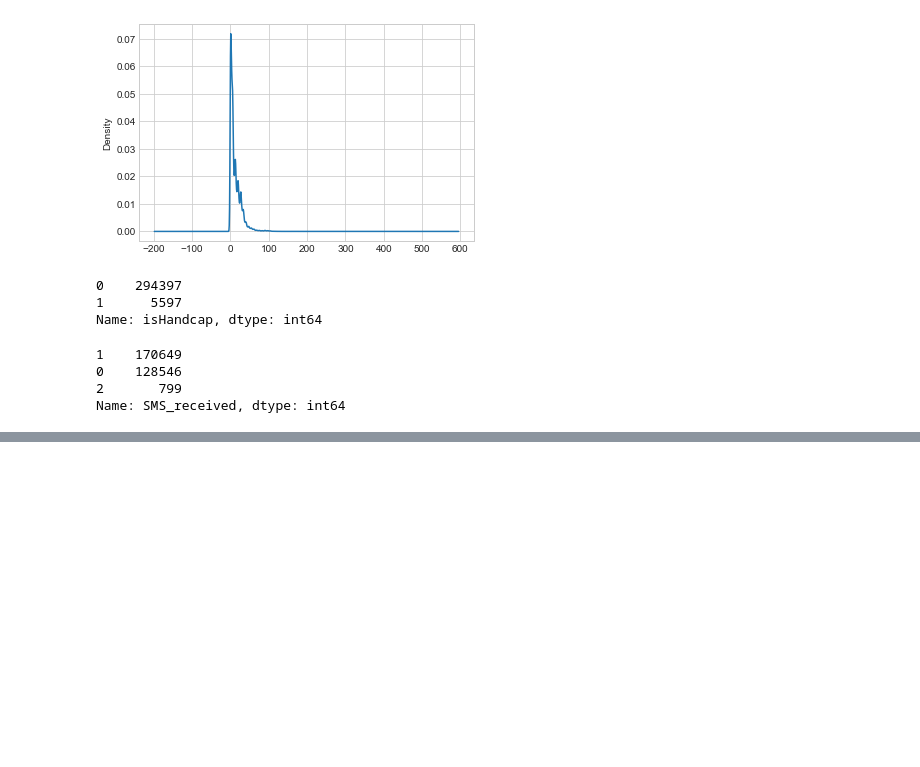
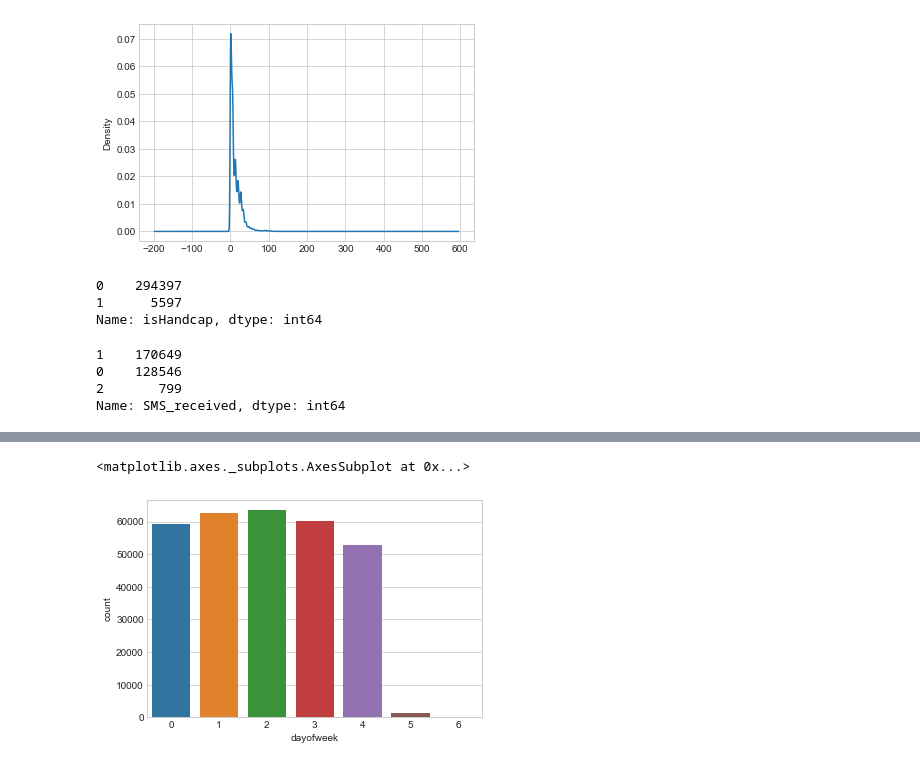
Before and after one commit to Napat/ml_predict_patient_noshow_appointment, a Jupyter notebook: SmartHospital_noShowDetector-300k.ipynb, the cells around one changed output, grey strips where cells are left out. Saved outputs shown, nothing was run; the diff lists cells and outputs as text; code cells hidden in the pictures; blank space fills up the shorter version.

Commit message:
Visulize dayofweek

```diff
--- a/SmartHospital_noShowDetector-300k.ipynb
+++ b/SmartHospital_noShowDetector-300k.ipynb
@@ -320,0 +332,5 @@ Name: SMS_received, dtype: int64
+# %%
+sns.countplot(x="dayofweek", data=noshows_data)
+# %% [output]
+<matplotlib.axes._subplots.AxesSubplot at 0x...>
+[figure, added]
```
Also changed, not shown: parts of 1 cell of this notebook.
